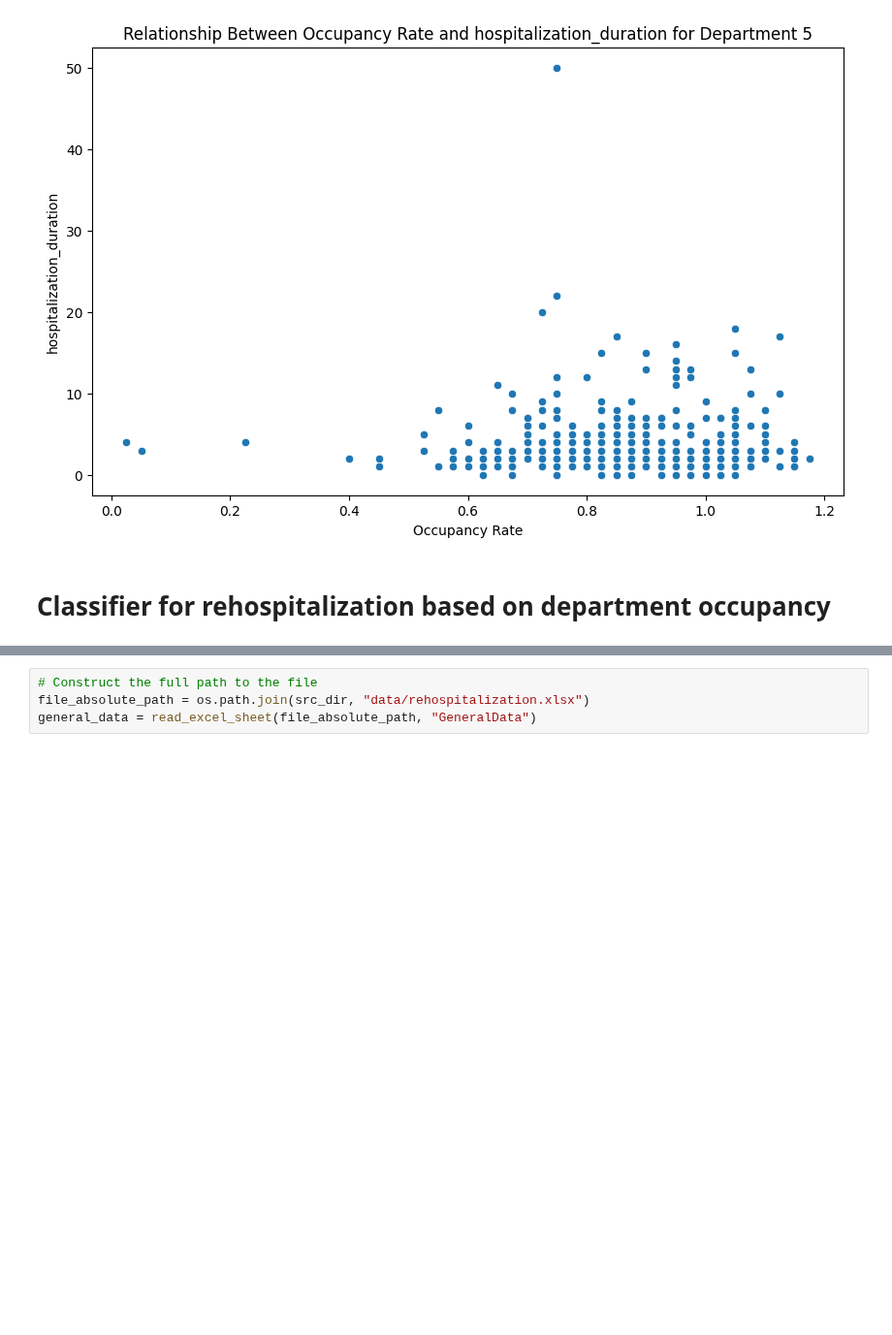
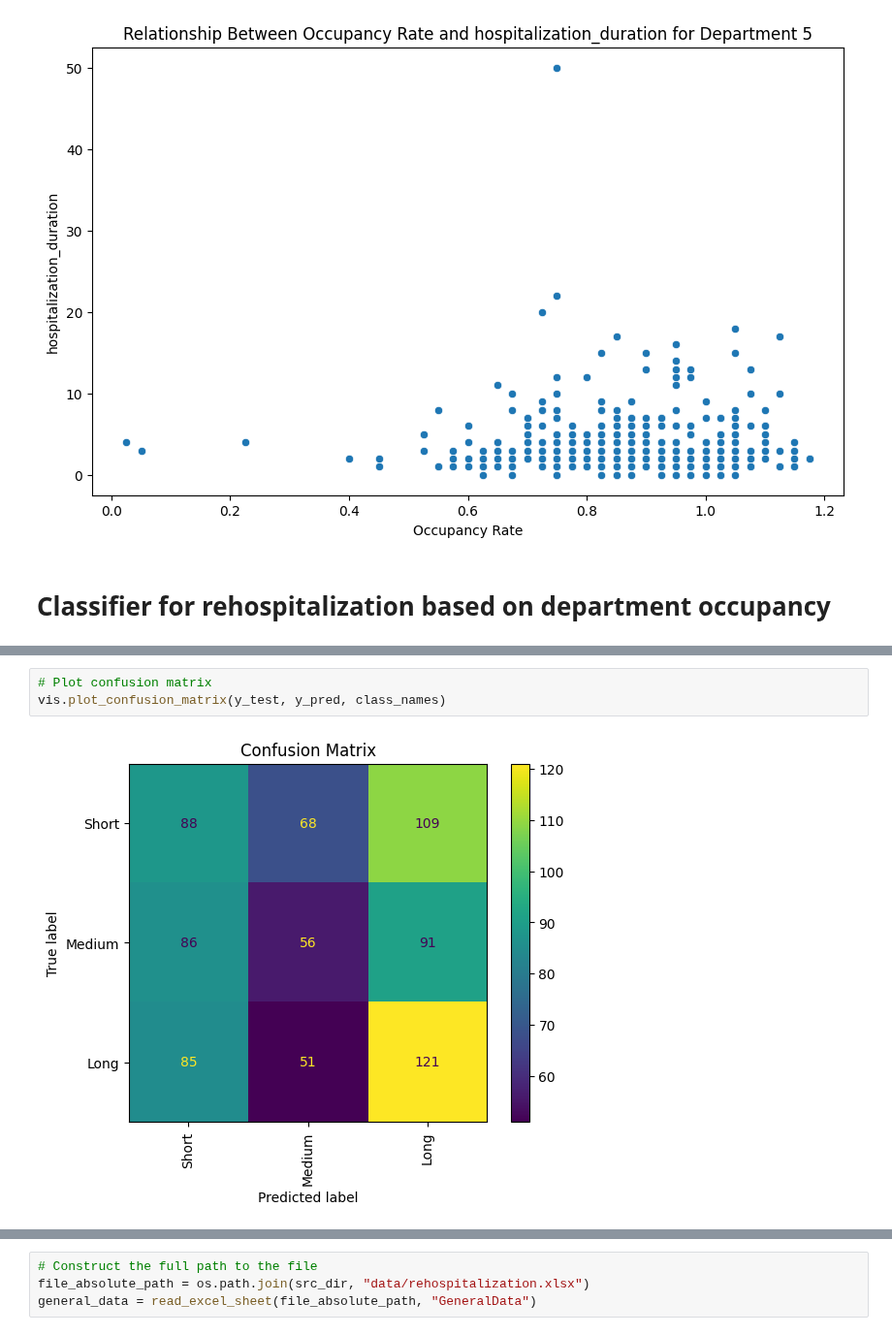
Before and after one commit to RyanWri/data-science2-lab-final-project, a Jupyter notebook: src/team_1/team_1_results.ipynb, the cells around one changed output, grey strips where cells are left out. Shown at 97% size. Cells and saved outputs as stored; diff of their text form; blank space fills up the shorter version.

```diff
--- a/src/team_1/team_1_results.ipynb
+++ b/src/team_1/team_1_results.ipynb
@@ -372,0 +368,5 @@ plt.show()
+# %%
+# Plot confusion matrix
+vis.plot_confusion_matrix(y_test, y_pred, class_names)
+# %% [output]
+[figure, added]
```
Also changed, not shown: parts of 20 cells of this notebook, 1 other file.
